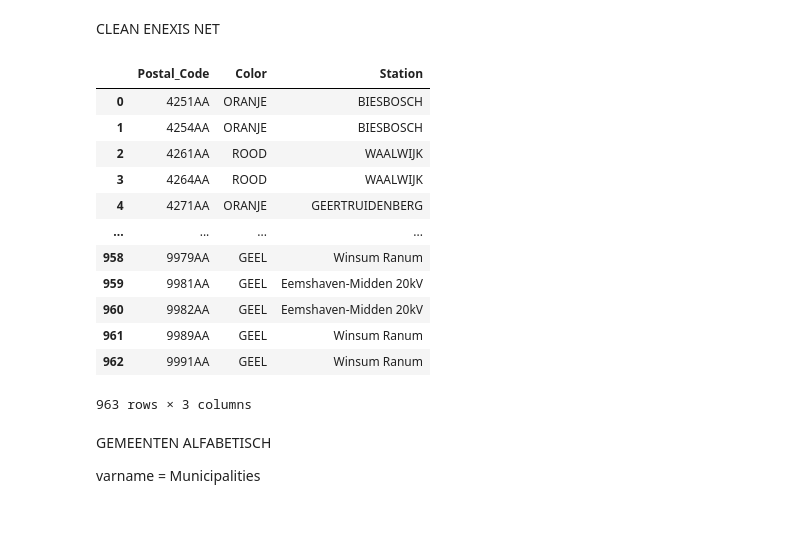
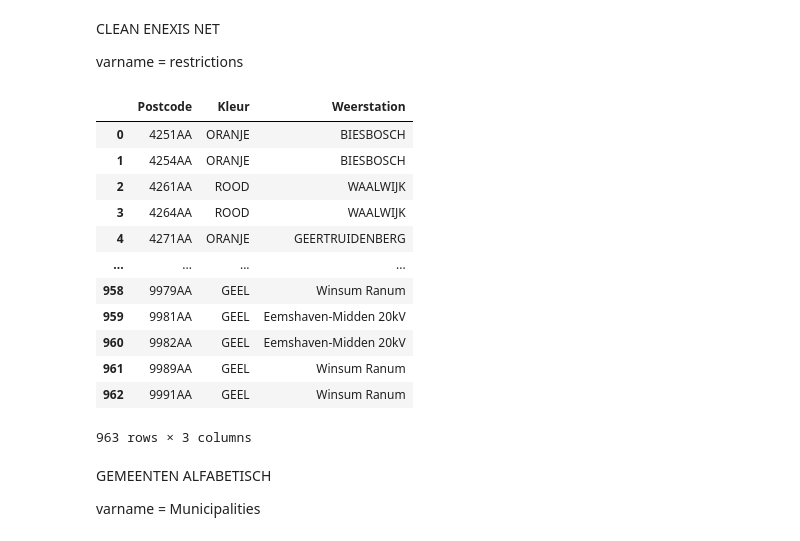
Before and after one commit to lucasnijder/2AMD20-group19, a Jupyter notebook: preprocessing.ipynb, the cells around one changed output. Drawn from its saved outputs; the diff is of its cells as text; code cells hidden in the pictures.

Commit message:
added saving of preprocessed data

```diff
--- a/preprocessing.ipynb
+++ b/preprocessing.ipynb
@@ -5,12 +5,26 @@ import numpy as np
 import io
 # %% [markdown]
 CLEAN ENEXIS NET
+
+varname = restrictions
 # %%
-url4 = "https://raw.githubusercontent.com/lucasnijder/2AMD20-group19/main/1_source_data/Clean_Enexis_net.csv"
 DsRestrictions = pd.read_csv(url4, header = 0,encoding= 'unicode_escape', sep =",", usecols = ["Postal_Code", "Color","Station"])
 DsRestrictions
+
+urlRestrictions = "https://raw.githubusercontent.com/lucasnijder/2AMD20-group19/main/1_source_data/Clean_Enexis_net.csv"
+dfRestrictions = pd.read_csv(urlRestrictions, header=0, encoding= "unicode_escape", sep ="," )
+
+columnRenaming_restrictions = {'Postal_Code':'Postcode',
+                                'Color':'Kleur',
+                                'Station':'Weerstation'}
+columnsNecessary_restrictions = ["Postcode","Kleur","Weerstation"]
+
+preProcessed_dfRestrictions = dfRestrictions.rename(columnRenaming_restrictions, axis=1)
+preProcessed_dfRestrictions = preProcessed_dfRestrictions[columnsNecessary_restrictions]
+preProcessed_dfRestrictions.to_csv('2_preprocessed_data/Restrictions.csv')
+preProcessed_dfRestrictions
 # %% [output]
-|  | Postal_Code | Color | Station |
+|  | Postcode | Kleur | Weerstation |
 | 0 | 4251AA | ORANJE | BIESBOSCH |
 | 1 | 4254AA | ORANJE | BIESBOSCH |
 | 2 | 4261AA | ROOD | WAALWIJK |
```
Also changed, not shown: parts of 7 cells of this notebook, 9 other files.
